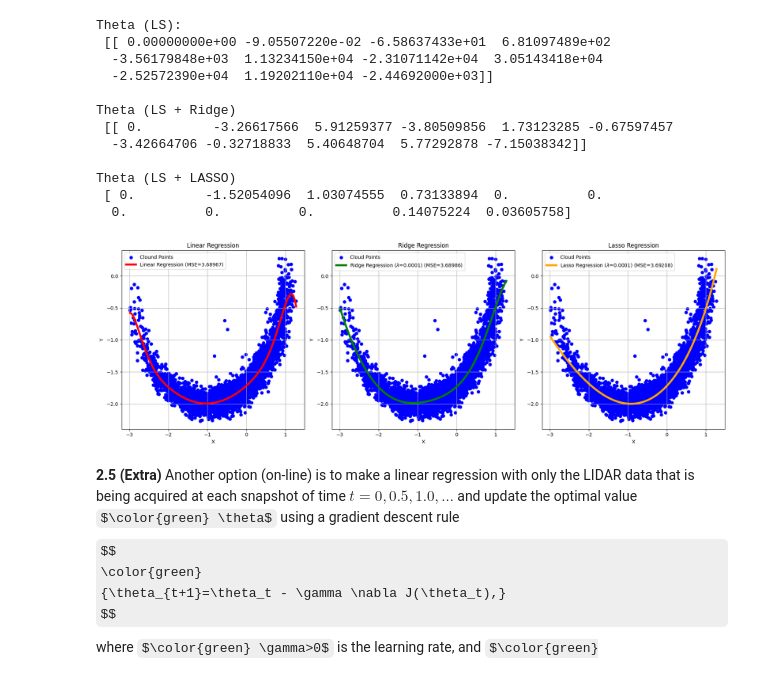
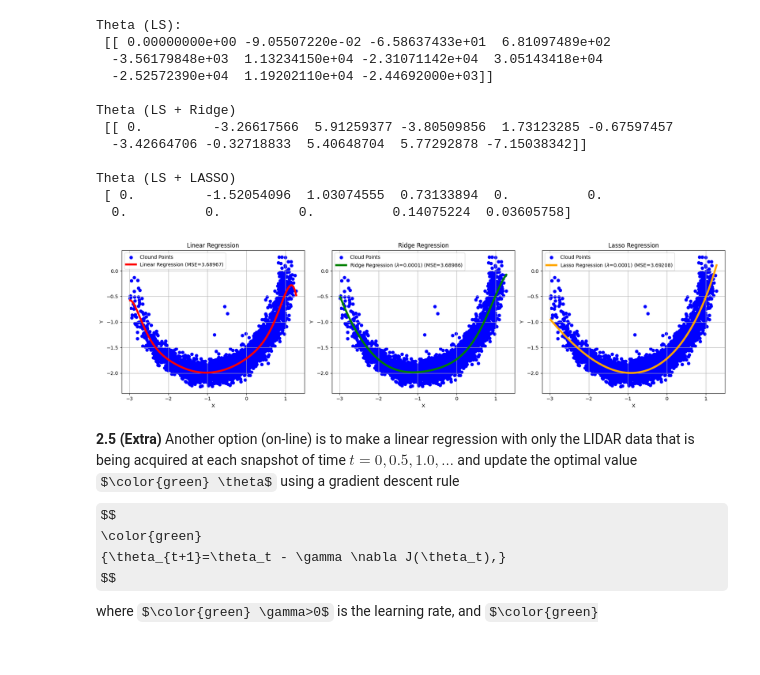
Before and after one commit to brumocas/ML_Projects, a Jupyter notebook: Proj1/ML_project1.ipynb, the cells around one changed output. Saved outputs shown, nothing was run; the diff lists cells and outputs as text; code cells hidden in the pictures; some formulas as TeX source.

```diff
--- a/Proj1/ML_project1.ipynb
+++ b/Proj1/ML_project1.ipynb
@@ -475,9 +474,18 @@ and display the results, that is, display the resulting 2d map, the mean square
 # Function to remove outliers measurements based on radius (prev, current, next)
 def remove_outliers(r, prev_r, next_r):
     """
-    True: Ok
-    False: Outlier
+    Compute if the current radius value is an outlier
+
+    Parameters:
+    r : current radius
+    prev_r : previous radius
+    r : next radius
+
+    Returns:
+    True : ok
+    False : outlier
     """
+    # Error Band
     error = 0.65
     if np.abs(r - prev_r) < error and np.abs(r - next_r)< error:
         return True
@@ -986,39 +1012,39 @@ y_pred_ridge_sorted = y_pred_ridge[sorted_indices]
 y_pred_lasso_sorted = y_pred_lasso[sorted_indices]
 
 # Plot in three subplots
-fig, axs = plt.subplots(1, 3, figsize=(18, 6))
+fig, axs = plt.subplots(1, 3, figsize=(18, 5))
 
 # Plot Linear Regression
 axs[0].scatter(x_sorted, y_sorted, color='blue', label='Clound Points')
 axs[0].plot(x_sorted, y_pred_lr_sorted, color='red', label='Linear Regression (MSE={:.5f})'.format(MSE_lr), linewidth=4)
 axs[0].set_xlabel('X')
 axs[0].set_ylabel('Y')
 axs[0].set_title(f'Linear Regression')
 axs[0].legend()
 axs[0].grid(True)
 
 # Plot Ridge Regression
 axs[1].scatter(x_sorted, y_sorted, color='blue', label='Cloud Points')
 axs[1].plot(x_sorted, y_pred_ridge_sorted, color='green', label='Ridge Regression ($\lambda$={}) (MSE={:.5f})'.format(alpha_ridge, MSE_ridge), linewidth=4)
 axs[1].set_xlabel('X')
 axs[1].set_ylabel('Y')
 axs[1].set_title(f'Ridge Regression')
 axs[1].legend()
 axs[1].grid(True)
 
 # Plot Lasso Regression
 axs[2].scatter(x_sorted, y_sorted, color='blue', label='Cloud Points')
 axs[2].plot(x_sorted, y_pred_lasso_sorted, color='orange', label='Lasso Regression ($\lambda$={}) (MSE={:.5f})'.format(alpha_lasso, MSE_lasso), linewidth=4)
 axs[2].set_xlabel('X')
 axs[2].set_ylabel('Y')
 axs[2].set_title(f'Lasso Regression')
 axs[2].legend()
 axs[2].grid(True)
 
 plt.tight_layout()
 plt.show()
 # %% [output]
-[figure, old version]
+[figure, new version]
 # %% [markdown]
 **2.5 (Extra)**
 Another option (on-line) is to make a linear regression with only the LIDAR data that is being acquired at each snapshot of time $t=0, 0.5, 1.0, \ldots$ and update the optimal value $\color{green} \theta$ using a gradient descent rule
```
Also changed, not shown: parts of 7 cells of this notebook, 1 other file.
